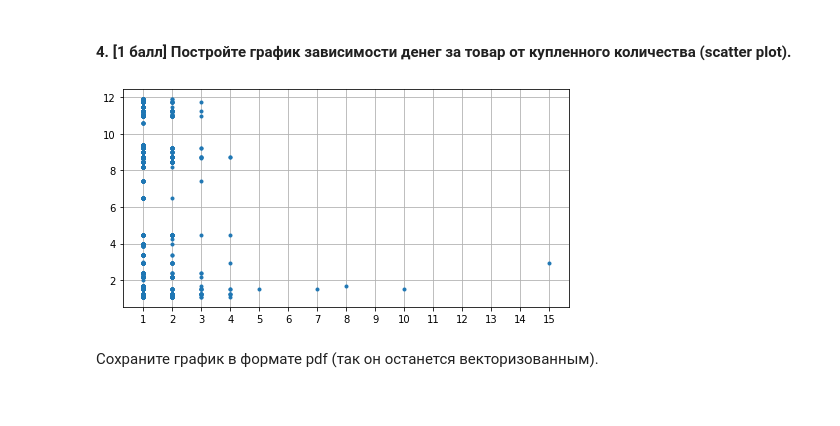
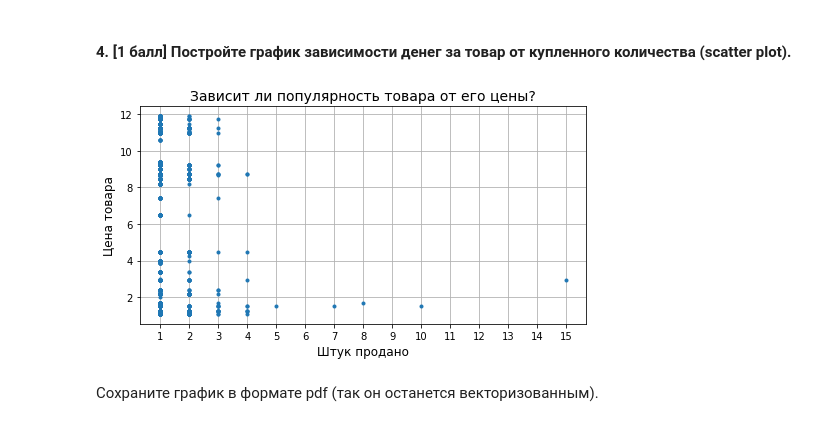
Before and after one commit to hse-mlearn/ha-01-erokhin, a Jupyter notebook: HA_1_current.ipynb, the cells around one changed output. Drawn from its saved outputs; the diff is of its cells as text; code cells hidden in the pictures.

```diff
--- a/HA_1_current.ipynb
+++ b/HA_1_current.ipynb
@@ -453,0 +451,19 @@ TypeError: cannot concatenate object of type "<class 'list'>"; only pd.Series, p
+# %%
+df_string_time = pd.to_datetime(df['date'],format='%Y-%m-%d')
+new_col = [ ]
+for x in df_string_time:
+    new_col.append(x.strftime('%A'))
+df['day_of_week'] = new_col
+df['day_of_week'] = df['day_of_week'].astype('category').cat.codes
+df_new = df.groupby('day_of_week').mean()
+labels = df_new.index
+values = tuple(df_new['price_upd'])
+fig2, ax0 = plt.subplots(figsize=(64,16))
+plt.rc('font', size=30)
+ax0.grid(axis='y', which='major')
+ax0.set_axisbelow(True)
+ax3.set_title('Средние суммы покупок по дням', fontsize=24)
+ax3.set_xlabel('День покупки',fontsize=24)
+ax3.set_ylabel('Средняя сумма',fontsize=24)
+ax3.bar(labels, values)
+plt.show()
@@ -456,20 +474,20 @@ TypeError: cannot concatenate object of type "<class 'list'>"; only pd.Series, p
 # %%
 df.head(5)
 x_locator = matplotlib.ticker.MultipleLocator(base=1)
 y_locator = matplotlib.ticker.MultipleLocator(base=2)
 fig2, ax4 = plt.subplots(figsize=(8,4))
 ax4.grid(which='major')
 ax4.set_axisbelow(True)
 ax4.scatter(tuple(df.iloc[:,1].tolist()), tuple(df.iloc[:,5].tolist()), marker=".")
 plt.rc('font', size=10)
 ax4.xaxis.set_major_locator(x_locator)
 ax4.yaxis.set_major_locator(y_locator)
-ax4.set_title('Зависит ли популярность товара от его цены?', fontsize=48)
-ax3.set_xlabel('Штук куплено',fontsize=48)
-ax3.set_ylabel('Цена товара',fontsize=48)
+ax4.set_title('Зависит ли популярность товара от его цены?', fontsize=14)
+ax4.set_xlabel('Штук продано',fontsize=12)
+ax4.set_ylabel('Цена товара',fontsize=12)
 plt.show()
 # %% [output]
-[figure, old version]
+[figure, new version]
 # %% [markdown]
 Сохраните график в формате pdf (так он останется векторизованным).
 # %%
```
Also changed, not shown: parts of 2 cells of this notebook.
